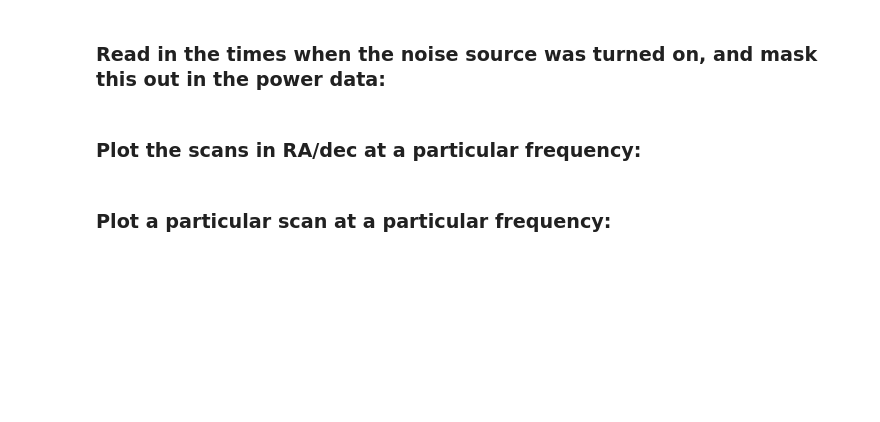
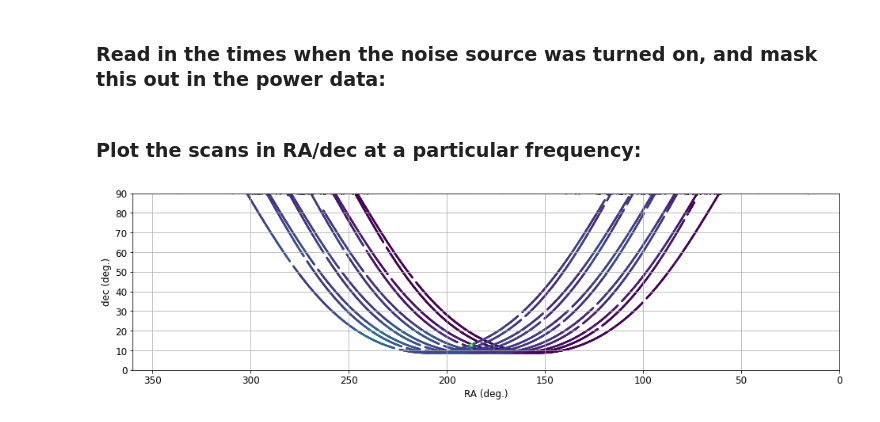
Before and after one commit to aordog/dva_pipeline, a Jupyter notebook: mini_survey_data.ipynb, the cells around one changed output. Drawn from its saved outputs; the diff is of its cells as text; code cells hidden in the pictures; blank space fills up the shorter version.

```diff
--- a/mini_survey_data.ipynb
+++ b/mini_survey_data.ipynb
@@ -1,7 +1,7 @@
 # %% [markdown]
 ### Import packages:
 # %%
-import dva_sdhdf_combine
+# import dva_sdhdf_combine
 import imp
 import os
 import subprocess
@@ -17,7 +17,8 @@ from matplotlib.dates import MinuteLocator as MinuteLocator
 from mpl_toolkits.axes_grid1 import make_axes_locatable
 from astropy import units as u
 from astropy.time import TimeDelta
+from ipywidgets import interact
 
 #### Change the directory to where the files are located" ####
-directory = '/media/ordoga/DVA_data/Mini_survey/'
+directory = '../DVA/Data_Files/Mini_survey_scans/'
 ##############################################################
@@ -130,10 +190,6 @@ t_plt = Time(t_set, format='isot',scale='utc').mjd
 # %% [markdown]
 ### Read in the times when the noise source was turned on, and mask this out in the power data:
 # %%
-#### Change the directory to where the files are located" ####
-directory = '/media/ordoga/DVA_data/Mini_survey/'
-##############################################################
-
 t_noise1 = []
 t_noise2 = []
 
@@ -150,40 +206,50 @@ t_noise2_plt = Time(t_noise2, format='isot',scale='utc').mjd
 t_buff = 1./(3600.*24.)
 
 # Make copies of the arrays in which noise will be masked out:
-RR_set_clean = RR_set.copy()
-LL_set_clean = LL_set.copy()
-reRL_set_clean = reRL_set.copy()
-imRL_set_clean = imRL_set.copy()
+RR_set = RR_set_raw.copy()
+LL_set = LL_set_raw.copy()
+reRL_set = reRL_set_raw.copy()
+imRL_set = imRL_set_raw.copy()
+
+# print(len(LL_set))
+
+# #Extract masks TODO: Currenct my Get_RFI_Excision_Mask only works for a single frequency
+# time_steps = 30
+# threshold = 4
+# RR_mask = Get_RFI_Excision_Mask(t_plt, RR_set, time_steps, threshold)
+# LL_mask = Get_RFI_Excision_Mask(t_plt, LL_set, time_steps, threshold)
+# reRL_mask = Get_RFI_Excision_Mask(t_plt, reRL_set, time_steps, threshold)
+# imRL_mask = Get_RFI_Excision_Mask(t_plt, imRL_set, time_steps, threshold)
 
 # Loop through times when noise source was turned on and replace
 # data values with NaN at those times:
 for i in range(0,len(t_noise1)):
     wnoise_sub_rem = np.where( (t_plt >= t_noise1_plt[i]-t_buff) & (t_plt <= t_noise2_plt[i]+t_buff) )[0]
-    RR_set_clean[wnoise_sub_rem,:] = np.nan
-    LL_set_clean[wnoise_sub_rem,:] = np.nan
-    reRL_set_clean[wnoise_sub_rem,:] = np.nan
-    imRL_set_clean[wnoise_sub_rem,:] = np.nan
+    RR_set[wnoise_sub_rem,:] = np.nan
+    LL_set[wnoise_sub_rem,:] = np.nan
+    reRL_set[wnoise_sub_rem,:] = np.nan
+    imRL_set[wnoise_sub_rem,:] = np.nan
 # %% [markdown]
 ### Plot the scans in RA/dec at a particular frequency:
 # %%
 ### Pick frequency to plot: ############
 freq_plt = 800. # in MHz
 ########################################
 
 df = freq[1]-freq[0]
-wf = np.where(abs(freq-freq_plt)<df)[0][0]
+w = np.where(abs(freq-freq_plt)<df)[0][0]
 
 fs = 12
 fig1, axs = plt.subplots(1,1,figsize=(16,6))
 
-axs.scatter(ra_set_deg, dec_set,s=2,c=10.*np.log10(LL_set_clean[:,wf]),cmap='viridis',vmin=70.5, vmax=71.5)
+axs.scatter(ra_set_deg, dec_set,s=2,c=10.*np.log10(LL_set[:,w]),cmap='viridis',vmin=70.5, vmax=71.5)
 axs.set_xlabel('RA (deg.)',fontsize=fs)
 axs.set_ylabel('dec (deg.)',fontsize=fs)
 axs.tick_params(axis="x", labelsize=fs)
 axs.tick_params(axis="y", labelsize=fs)
 axs.set_xlim(360,0)
 axs.set_ylim(0,90)
 axs.set(aspect='equal')
 axs.grid()
+# %% [output]
+[figure, added]
-# %% [markdown]
-### Plot a particular scan at a particular frequency:
```
Also changed, not shown: parts of 5 cells of this notebook.
